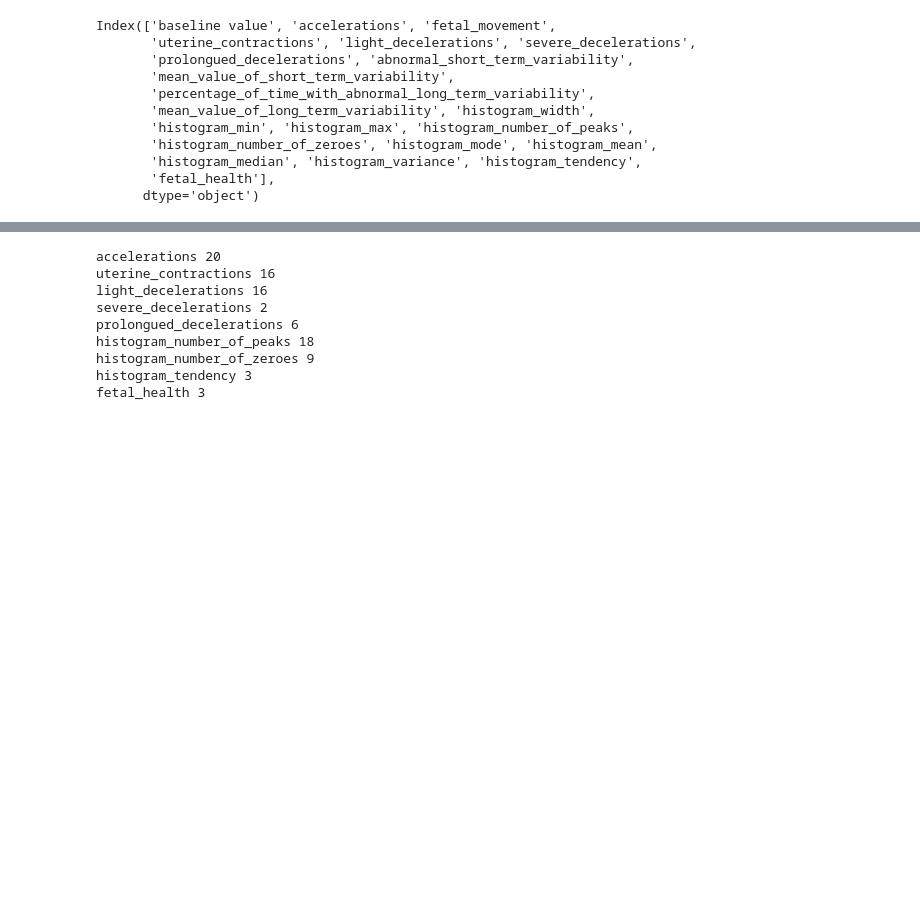
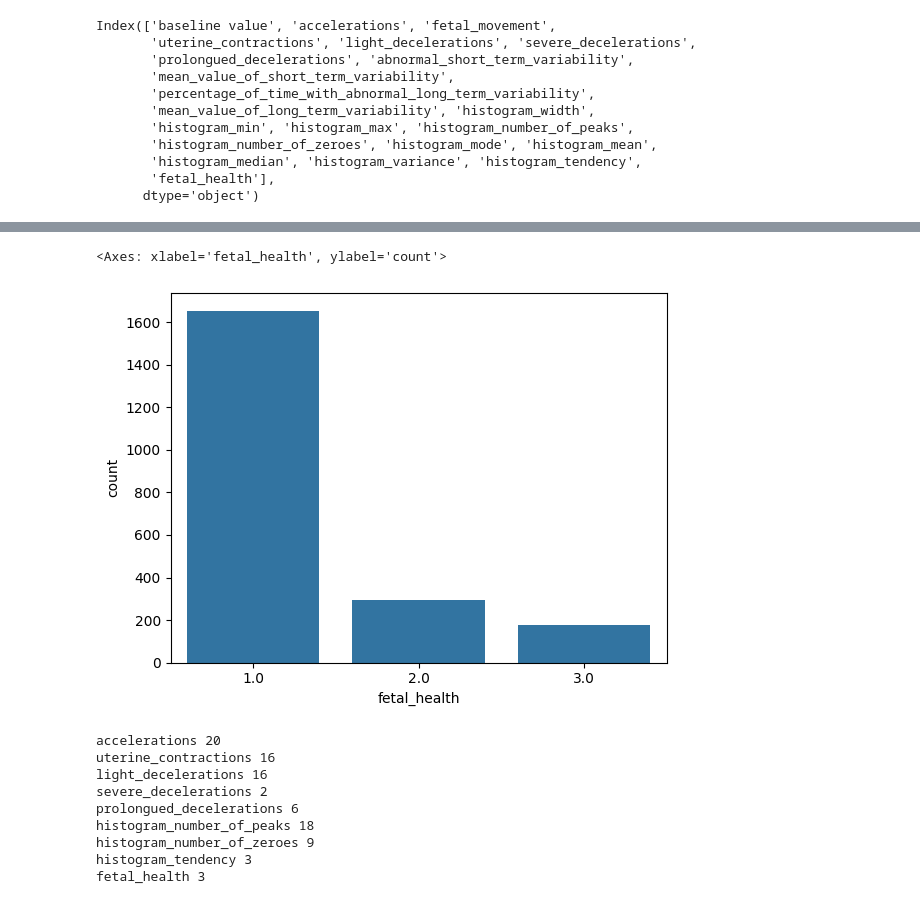
Before and after one commit to AayushParab44/Advanced_Statistics, a Jupyter notebook: EDA_Foetal_Health_Analysis notebook.ipynb, the cells around one changed output, grey strips where cells are left out. Drawn from its saved outputs; the diff is of its cells as text; code cells hidden in the pictures; blank space fills up the shorter version.

```diff
--- a/EDA_Foetal_Health_Analysis notebook.ipynb
+++ b/EDA_Foetal_Health_Analysis notebook.ipynb
@@ -146,3 +160,8 @@ Name: count, dtype: int64
+# %%
+sns.barplot(df['fetal_health'].value_counts())
+# %% [output]
+<Axes: xlabel='fetal_health', ylabel='count'>
+[figure, added]
 # %%
 for i in df.columns:
     if len(df[i].value_counts())<=20:
```
Also changed, not shown: parts of 23 cells of this notebook, 3 other files.
